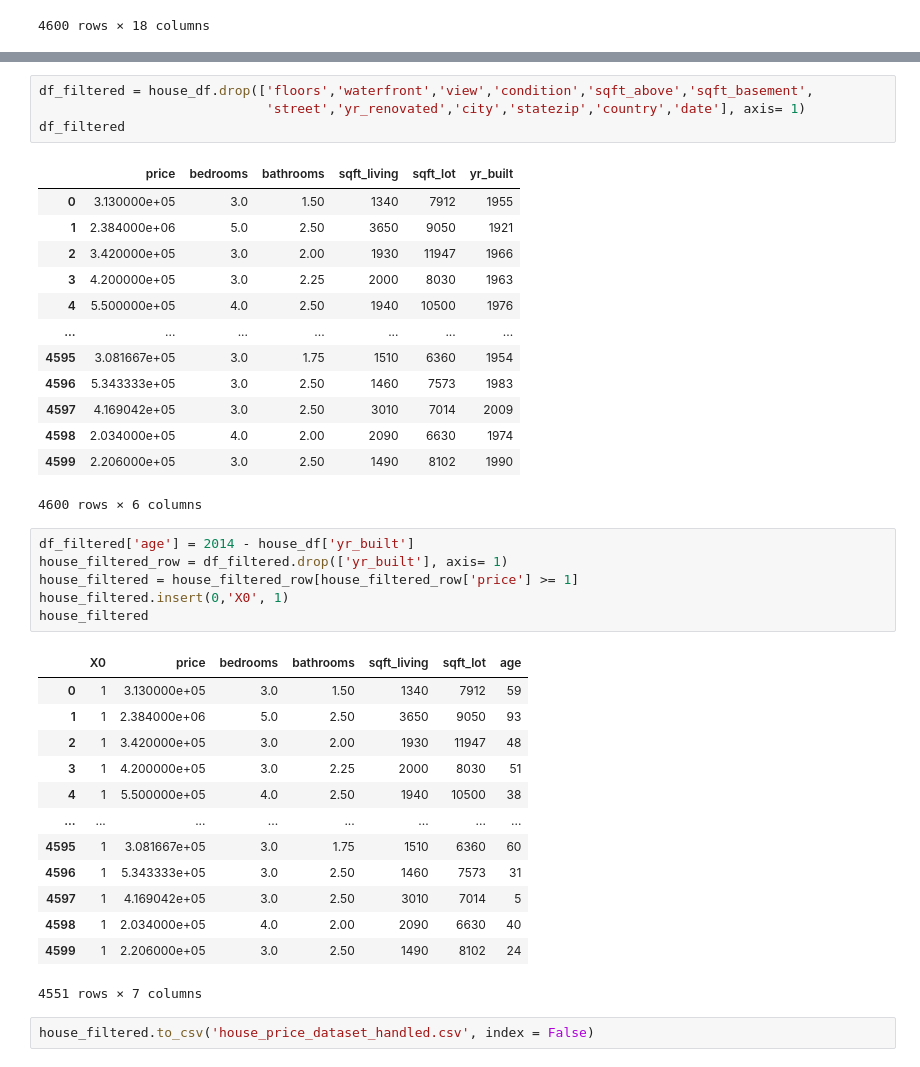
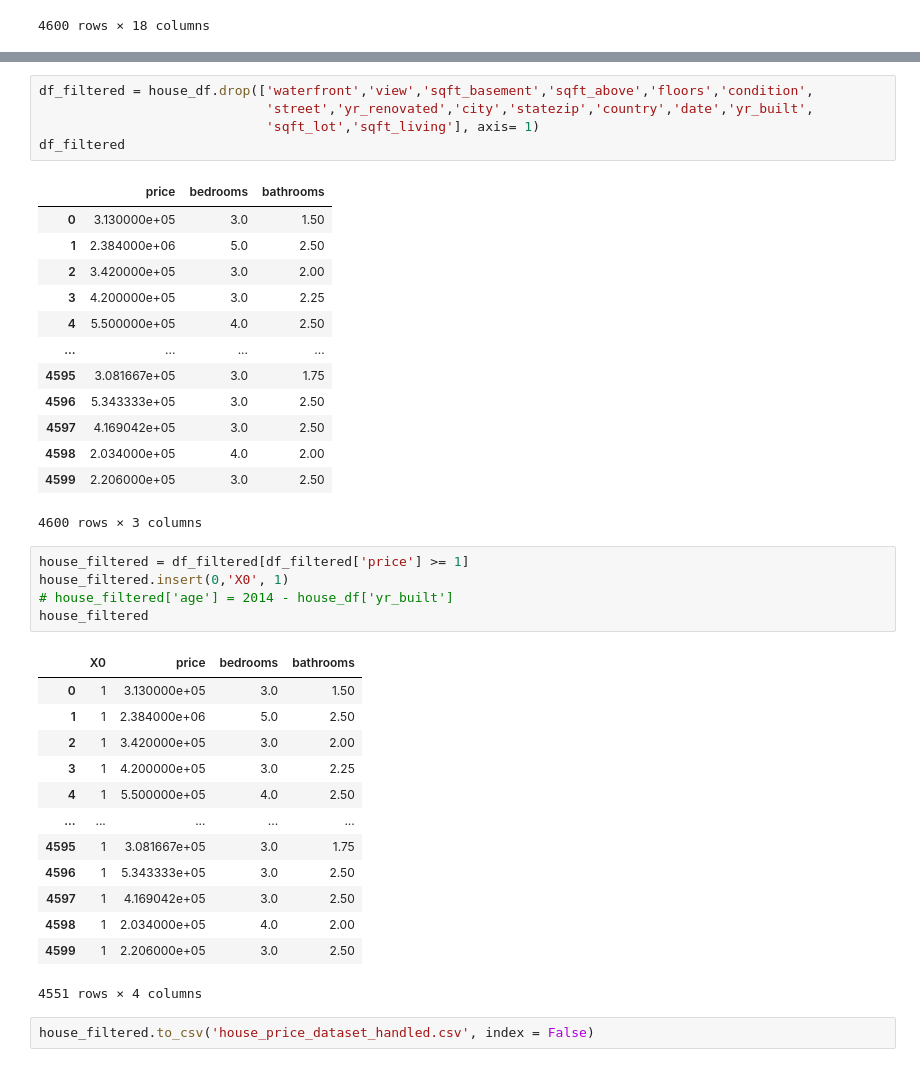
Before and after one commit to FahaDragusss/Foundations-Of-Machine-Learning, a Jupyter notebook: House Price Prediction Model/Preparing data.ipynb, the cells around one changed output, grey strips where cells are left out. Drawn from its saved outputs; the diff is of its cells as text.

Commit message:
House price prediction model complete "Cannot be modelled via linear regression"

```diff
--- a/House Price Prediction Model/Preparing data.ipynb
+++ b/House Price Prediction Model/Preparing data.ipynb
@@ -46,42 +80,42 @@ df_filtered_row.describe()
 | 75% | 6.575000e+05 | 4.000000 | 2.500000 | 2610.000000 | 1.097800e+04 | 2.000000 | 0.000000 | 0.000000 | 4.000000 | ... |
 | max | 2.659000e+07 | 9.000000 | 8.000000 | 13540.000000 | 1.074218e+06 | 3.500000 | 1.000000 | 4.000000 | 5.000000 | ... |
 # %%
-df_filtered = house_df.drop(['floors','waterfront','view','condition','sqft_above','sqft_basement',
-                             'street','yr_renovated','city','statezip','country','date'], axis= 1)
+df_filtered = house_df.drop(['waterfront','view','sqft_basement','sqft_above','floors','condition',
+                             'street','yr_renovated','city','statezip','country','date','yr_built',
+                             'sqft_lot','sqft_living'], axis= 1)
 df_filtered
 # %% [output]
-|  | price | bedrooms | bathrooms | sqft_living | sqft_lot | yr_built |
-| 0 | 3.130000e+05 | 3.0 | 1.50 | 1340 | 7912 | 1955 |
-| 1 | 2.384000e+06 | 5.0 | 2.50 | 3650 | 9050 | 1921 |
-| 2 | 3.420000e+05 | 3.0 | 2.00 | 1930 | 11947 | 1966 |
-| 3 | 4.200000e+05 | 3.0 | 2.25 | 2000 | 8030 | 1963 |
-| 4 | 5.500000e+05 | 4.0 | 2.50 | 1940 | 10500 | 1976 |
-| ... | ... | ... | ... | ... | ... | ... |
-| 4595 | 3.081667e+05 | 3.0 | 1.75 | 1510 | 6360 | 1954 |
-| 4596 | 5.343333e+05 | 3.0 | 2.50 | 1460 | 7573 | 1983 |
-| 4597 | 4.169042e+05 | 3.0 | 2.50 | 3010 | 7014 | 2009 |
-| 4598 | 2.034000e+05 | 4.0 | 2.00 | 2090 | 6630 | 1974 |
-| 4599 | 2.206000e+05 | 3.0 | 2.50 | 1490 | 8102 | 1990 |
+|  | price | bedrooms | bathrooms |
+| 0 | 3.130000e+05 | 3.0 | 1.50 |
+| 1 | 2.384000e+06 | 5.0 | 2.50 |
+| 2 | 3.420000e+05 | 3.0 | 2.00 |
+| 3 | 4.200000e+05 | 3.0 | 2.25 |
+| 4 | 5.500000e+05 | 4.0 | 2.50 |
+| ... | ... | ... | ... |
+| 4595 | 3.081667e+05 | 3.0 | 1.75 |
+| 4596 | 5.343333e+05 | 3.0 | 2.50 |
+| 4597 | 4.169042e+05 | 3.0 | 2.50 |
+| 4598 | 2.034000e+05 | 4.0 | 2.00 |
+| 4599 | 2.206000e+05 | 3.0 | 2.50 |
-4600 rows × 6 columns
+4600 rows × 3 columns
 # %%
-df_filtered['age'] = 2014 - house_df['yr_built']
-house_filtered_row = df_filtered.drop(['yr_built'], axis= 1)
-house_filtered = house_filtered_row[house_filtered_row['price'] >= 1]
+house_filtered = df_filtered[df_filtered['price'] >= 1]
 house_filtered.insert(0,'X0', 1)
+# house_filtered['age'] = 2014 - house_df['yr_built']
 house_filtered
 # %% [output]
-|  | X0 | price | bedrooms | bathrooms | sqft_living | sqft_lot | age |
-| 0 | 1 | 3.130000e+05 | 3.0 | 1.50 | 1340 | 7912 | 59 |
-| 1 | 1 | 2.384000e+06 | 5.0 | 2.50 | 3650 | 9050 | 93 |
-| 2 | 1 | 3.420000e+05 | 3.0 | 2.00 | 1930 | 11947 | 48 |
-| 3 | 1 | 4.200000e+05 | 3.0 | 2.25 | 2000 | 8030 | 51 |
-| 4 | 1 | 5.500000e+05 | 4.0 | 2.50 | 1940 | 10500 | 38 |
-| ... | ... | ... | ... | ... | ... | ... | ... |
-| 4595 | 1 | 3.081667e+05 | 3.0 | 1.75 | 1510 | 6360 | 60 |
-| 4596 | 1 | 5.343333e+05 | 3.0 | 2.50 | 1460 | 7573 | 31 |
-| 4597 | 1 | 4.169042e+05 | 3.0 | 2.50 | 3010 | 7014 | 5 |
-| 4598 | 1 | 2.034000e+05 | 4.0 | 2.00 | 2090 | 6630 | 40 |
-| 4599 | 1 | 2.206000e+05 | 3.0 | 2.50 | 1490 | 8102 | 24 |
+|  | X0 | price | bedrooms | bathrooms |
+| 0 | 1 | 3.130000e+05 | 3.0 | 1.50 |
+| 1 | 1 | 2.384000e+06 | 5.0 | 2.50 |
+| 2 | 1 | 3.420000e+05 | 3.0 | 2.00 |
+| 3 | 1 | 4.200000e+05 | 3.0 | 2.25 |
+| 4 | 1 | 5.500000e+05 | 4.0 | 2.50 |
+| ... | ... | ... | ... | ... |
+| 4595 | 1 | 3.081667e+05 | 3.0 | 1.75 |
+| 4596 | 1 | 5.343333e+05 | 3.0 | 2.50 |
+| 4597 | 1 | 4.169042e+05 | 3.0 | 2.50 |
+| 4598 | 1 | 2.034000e+05 | 4.0 | 2.00 |
+| 4599 | 1 | 2.206000e+05 | 3.0 | 2.50 |
-4551 rows × 7 columns
+4551 rows × 4 columns
 # %%
 house_filtered.to_csv('house_price_dataset_handled.csv', index = False)
```
Also changed, not shown: parts of 4 cells of this notebook, 5 other files.
